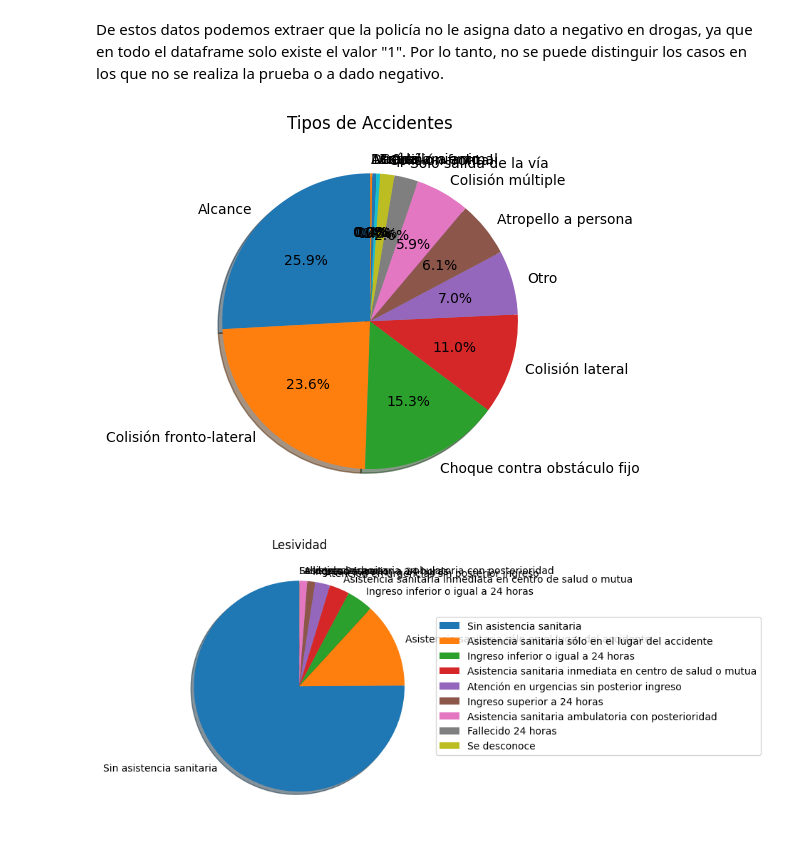
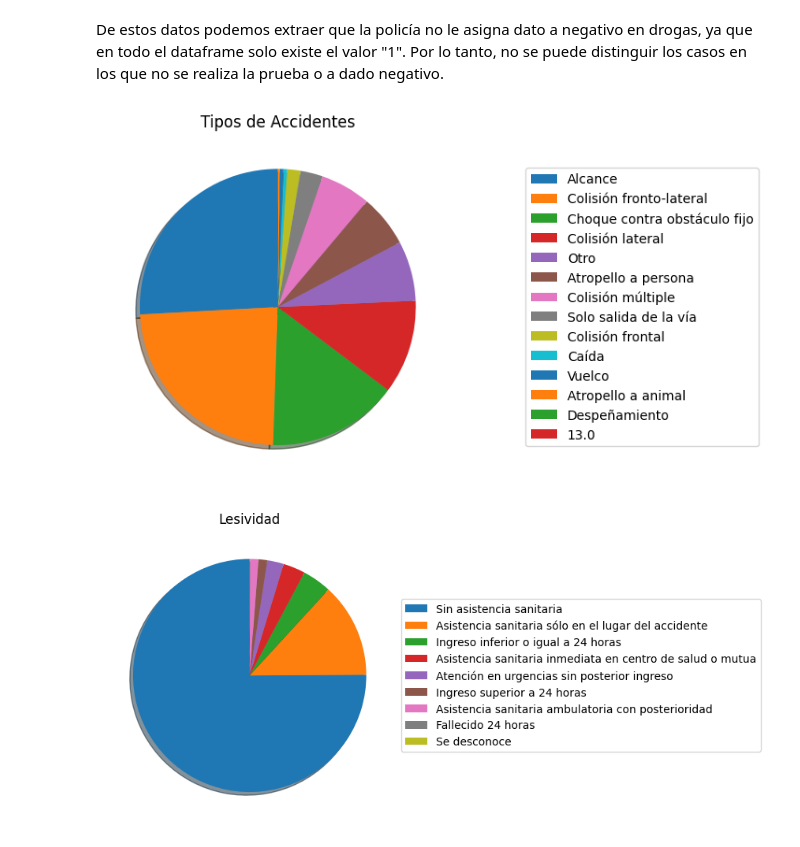
Before and after one commit to paula-gomezlucas/POD, a Jupyter notebook: CuadernoV1.ipynb, the cells around one changed output. Drawn from its saved outputs; the diff is of its cells as text; code cells hidden in the pictures.

```diff
--- a/CuadernoV1.ipynb
+++ b/CuadernoV1.ipynb
@@ -566,20 +566,21 @@ De estos datos podemos extraer que la policía no le asigna dato a negativo en d
 # %%
 #grafico de tarta en el se compare el tipo de accidente
 accidentes = data_loader.data['datasets/accidentalidad']
 labels = accidentes['TIPO_ACCIDENTE'].unique()
 values = accidentes['TIPO_ACCIDENTE'].value_counts()
-plt.pie(values, labels=labels, autopct='%1.1f%%', shadow=True, startangle=90)
+plt.pie(values, shadow=True, startangle=90)
 plt.title('Tipos de Accidentes')
+plt.legend(labels = labels, loc='center left', bbox_to_anchor=(1.2, 0.5))
 plt.show()
 # %% [output]
-[figure, old version]
+[figure, new version]
 # %%
 accidentes = data_loader.data['datasets/accidentalidad']
 labels = accidentes['LESIVIDAD'].unique()
 values = accidentes['LESIVIDAD'].value_counts()
-plt.pie(values, labels=labels, shadow=True, startangle=90, labeldistance=1.1)
+plt.pie(values, shadow=True, startangle=90)
 plt.title('Lesividad')
-plt.legend(loc='center left', bbox_to_anchor=(1, 0.5))
+plt.legend(loc='center left', bbox_to_anchor=(1, 0.5), labels=labels)
 plt.show()
 # %% [output]
-[figure, old version]
+[figure, new version]
```
